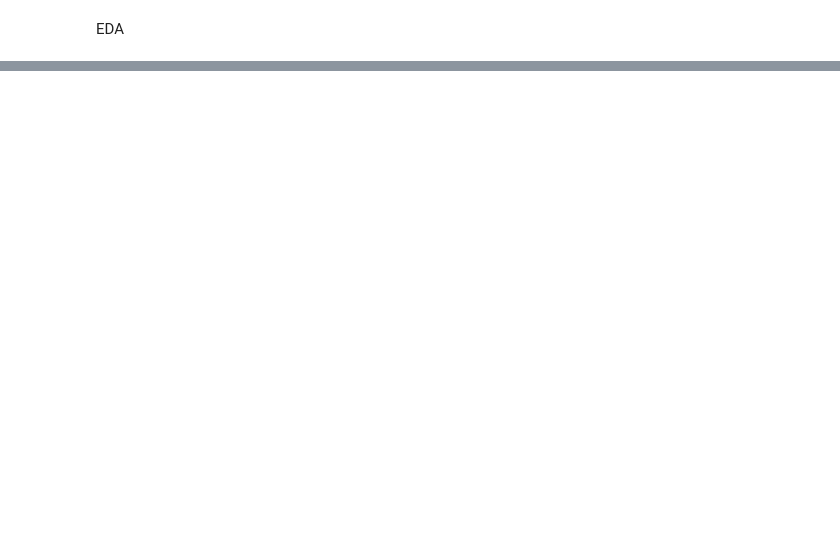
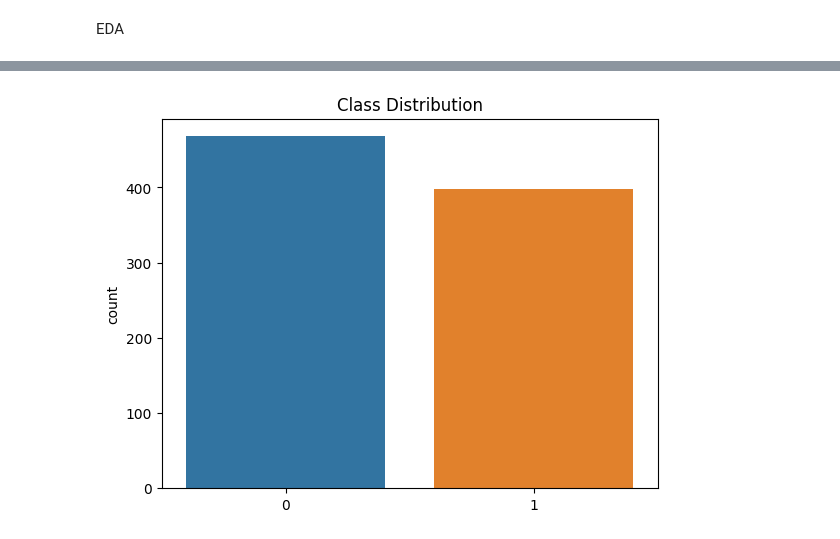
Before and after one commit to bhushanbkt/Fabric_Defect_Detection, a Jupyter notebook: Fabric_Defect_Detection.ipynb, the cells around one changed output, grey strips where cells are left out. Drawn from its saved outputs; the diff is of its cells as text; code cells hidden in the pictures; blank space fills up the shorter version.

```diff
--- a/Fabric_Defect_Detection.ipynb
+++ b/Fabric_Defect_Detection.ipynb
@@ -368,0 +116,7 @@ tf.__version__
+# %%
+# Explore class-wise distribution of images
+sns.countplot(x=shuffled_labels)
+plt.title("Class Distribution")
+plt.show()
+# %% [output]
+[figure, added]
```
Also changed, not shown: parts of 52 cells of this notebook.
